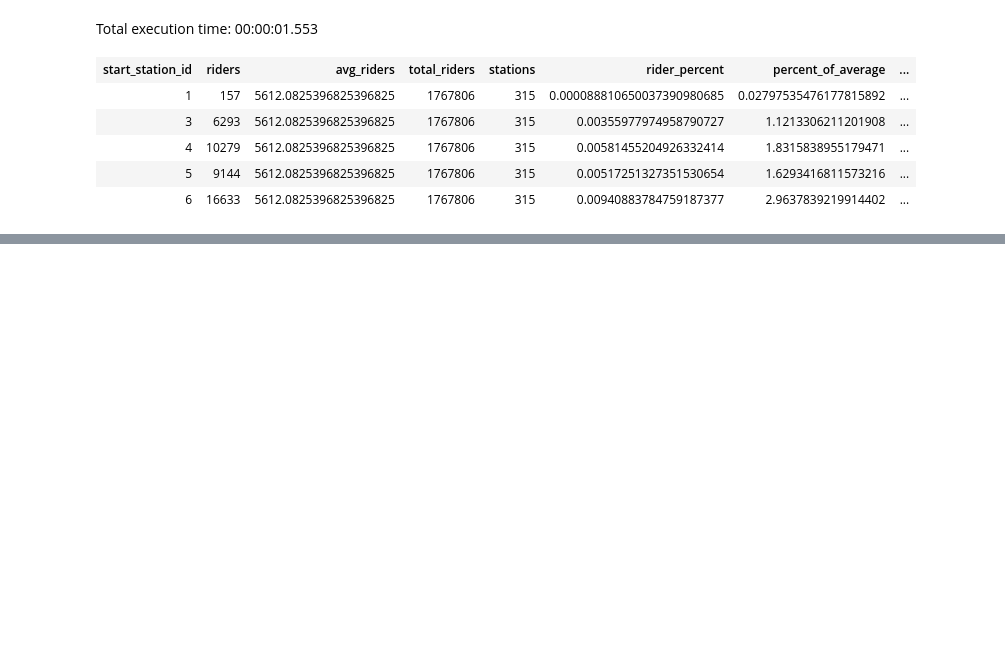
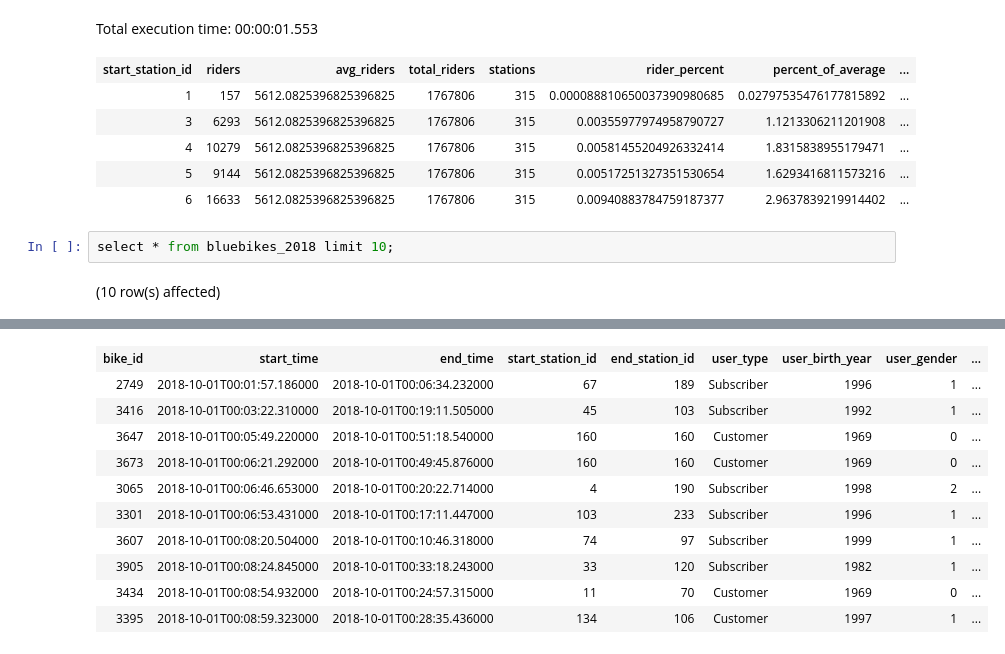
Before and after one commit to datapointchris/boston-bluebikes, a Jupyter notebook: windowfunctions.ipynb, the cells around one changed output, grey strips where cells are left out. Saved outputs shown, nothing was run; the diff lists cells and outputs as text; blank space fills up the shorter version.

```diff
--- a/windowfunctions.ipynb
+++ b/windowfunctions.ipynb
@@ -93,3 +93,7 @@ Total execution time: 00:00:01.553
 | 4 | 10279 | 5612.0825396825396825 | 1767806 | 315 | 0.00581455204926332414 | 1.8315838955179471 | ... |
 | 5 | 9144 | 5612.0825396825396825 | 1767806 | 315 | 0.00517251327351530654 | 1.6293416811573216 | ... |
 | 6 | 16633 | 5612.0825396825396825 | 1767806 | 315 | 0.00940883784759187377 | 2.9637839219914402 | ... |
+# %%
+select * from bluebikes_2018 limit 10;
+# %% [output]
+(10 row(s) affected)
@@ -95,0 +101,11 @@ Total execution time: 00:00:01.553
+| bike_id | start_time | end_time | start_station_id | end_station_id | user_type | user_birth_year | user_gender | ... |
+| 2749 | 2018-10-01T00:01:57.186000 | 2018-10-01T00:06:34.232000 | 67 | 189 | Subscriber | 1996 | 1 | ... |
+| 3416 | 2018-10-01T00:03:22.310000 | 2018-10-01T00:19:11.505000 | 45 | 103 | Subscriber | 1992 | 1 | ... |
+| 3647 | 2018-10-01T00:05:49.220000 | 2018-10-01T00:51:18.540000 | 160 | 160 | Customer | 1969 | 0 | ... |
+| 3673 | 2018-10-01T00:06:21.292000 | 2018-10-01T00:49:45.876000 | 160 | 160 | Customer | 1969 | 0 | ... |
+| 3065 | 2018-10-01T00:06:46.653000 | 2018-10-01T00:20:22.714000 | 4 | 190 | Subscriber | 1998 | 2 | ... |
+| 3301 | 2018-10-01T00:06:53.431000 | 2018-10-01T00:17:11.447000 | 103 | 233 | Subscriber | 1996 | 1 | ... |
+| 3607 | 2018-10-01T00:08:20.504000 | 2018-10-01T00:10:46.318000 | 74 | 97 | Subscriber | 1999 | 1 | ... |
+| 3905 | 2018-10-01T00:08:24.845000 | 2018-10-01T00:33:18.243000 | 33 | 120 | Subscriber | 1982 | 1 | ... |
+| 3434 | 2018-10-01T00:08:54.932000 | 2018-10-01T00:24:57.315000 | 11 | 70 | Customer | 1969 | 0 | ... |
+| 3395 | 2018-10-01T00:08:59.323000 | 2018-10-01T00:28:35.436000 | 134 | 106 | Customer | 1997 | 1 | ... |
```
Also changed, not shown: parts of 2 cells of this notebook.
